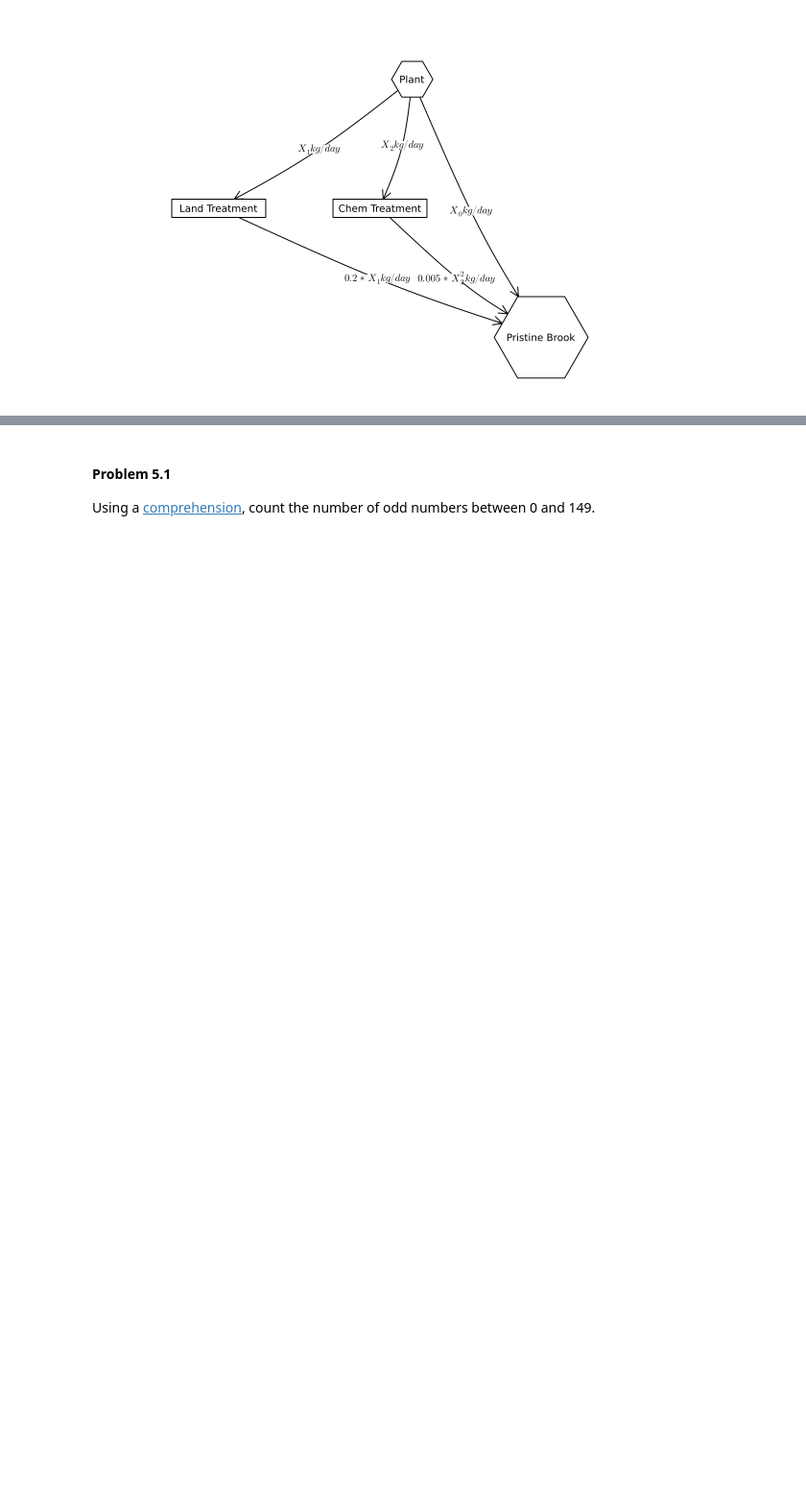
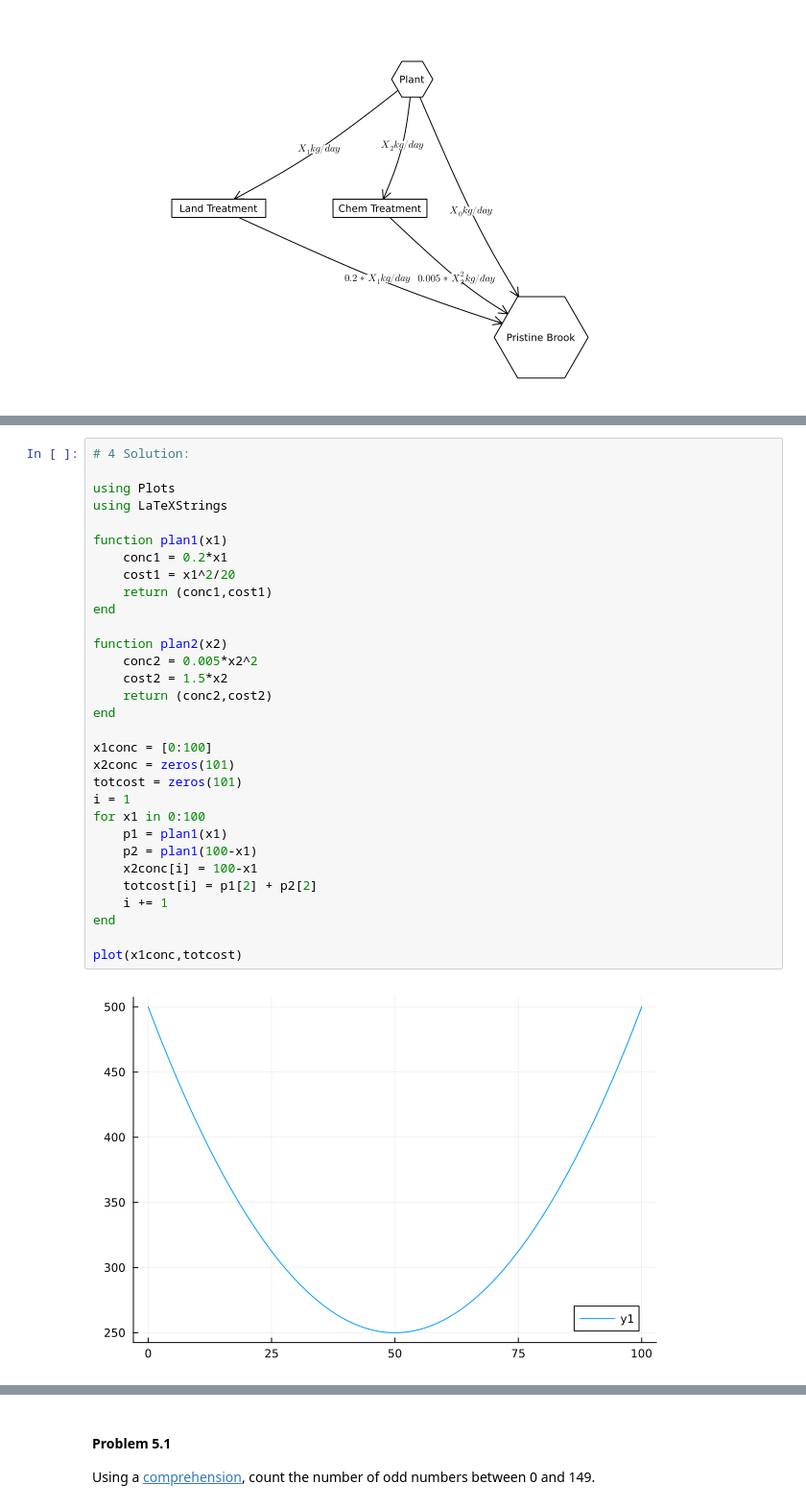
Before and after one commit to BEE4750-FA24/hw1-AAPShabazz, a Jupyter notebook: hw01.ipynb, the cells around one changed output, grey strips where cells are left out. Shown at 96% size. Saved outputs shown, nothing was run; the diff lists cells and outputs as text; blank space fills up the shorter version.

```diff
--- a/hw01.ipynb
+++ b/hw01.ipynb
@@ -415,0 +419,33 @@ Note: Values for $kg$ and $m^3$ will be conflated because the concentration is 1
+# %%
+# 4 Solution:
+
+using Plots
+using LaTeXStrings
+
+function plan1(x1)
+    conc1 = 0.2*x1
+    cost1 = x1^2/20
+    return (conc1,cost1)
+end
+
+function plan2(x2)
+    conc2 = 0.005*x2^2
+    cost2 = 1.5*x2
+    return (conc2,cost2)
+end
+
+x1conc = [0:100]
+x2conc = zeros(101)
+totcost = zeros(101)
+i = 1
+for x1 in 0:100
+    p1 = plan1(x1)
+    p2 = plan1(100-x1)
+    x2conc[i] = 100-x1
+    totcost[i] = p1[2] + p2[2]
+    i += 1
+end
+
+plot(x1conc,totcost)
+# %% [output]
+[figure, added]
```
Also changed, not shown: parts of 7 cells of this notebook.
